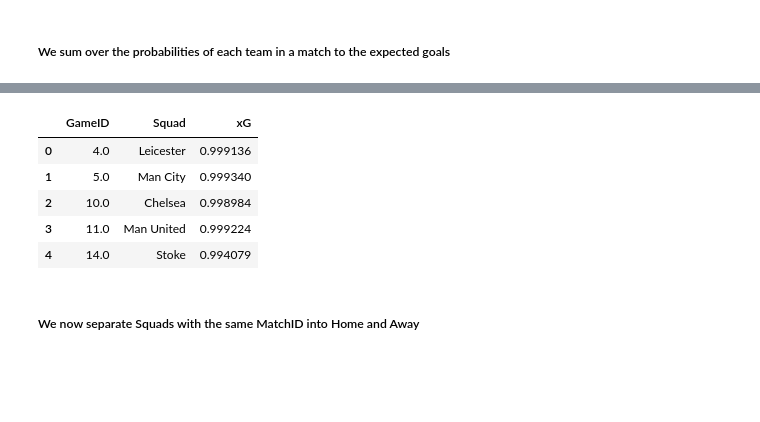
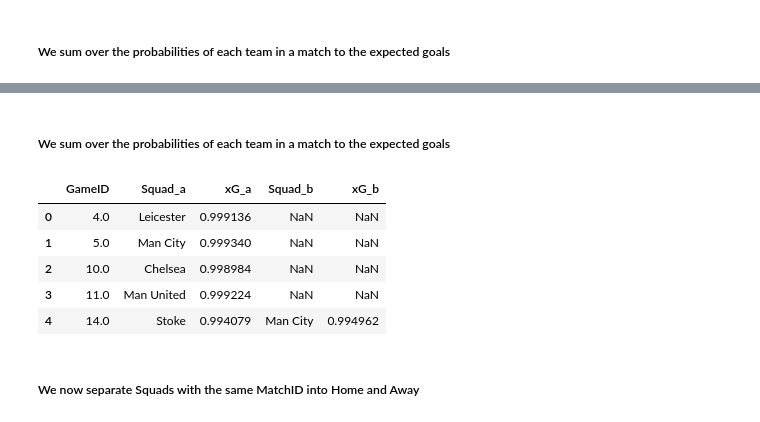
Before and after one commit to abircb/beat-the-bookie, a Jupyter notebook: main.ipynb, the cells around one changed output, grey strips where cells are left out. Saved outputs shown, nothing was run; the diff lists cells and outputs as text; code cells hidden in the pictures; blank space fills up the shorter version.

```diff
--- a/main.ipynb
+++ b/main.ipynb
@@ -548,7 +620,7 @@ def calc_expected_goals(key, type_dfs, cls_s, collecting_df):
 
     for k, v in ids.items():
         # get shots for the match
-        match_data = data.loc[v]
+        match_data = data.iloc[v]
         # split data over Squads
         teams = match_data.groupby('Squad').groups
 
@@ -568,9 +640,10 @@ def calc_expected_goals(key, type_dfs, cls_s, collecting_df):
     return collecting_df
 # %%
 collecting_df = pd.DataFrame()
-
-for k in pred_type_df.keys():
-    collecting_df = calc_expected_goals(k, pred_type_df, classifier_by_type, collecting_df)
-
+# collect all predicted goals for each team in each match
+for k in type_dfs.keys():
+    collecting_df = calc_expected_goals(k, type_dfs, classifier_by_type, collecting_df)
+# set column names
 collecting_df.columns = ['GameID', 'Squad', 'xG']
+# sort on 'GameID'
 collecting_df = collecting_df.sort_values('GameID').reset_index(drop=True)
@@ -577,11 +667,41 @@ collecting_df = collecting_df.sort_values('GameID').reset_index(drop=True)
+# %% [markdown]
+##### We sum over the probabilities of each team in a match to the expected goals
+# %%
+matches = collecting_df.groupby('GameID').groups
+# %%
+match_gx = pd.DataFrame()
+
+for k, v in matches.items():
+    # get match rows
+    match = collecting_df.loc[v]
+    # get team names
+    teams = match['Squad'].unique()
+    # remove any null rows
+    teams = teams[~pd.isnull(teams)]
+
+    team_list = []
+    # collect expected goals for each team
+    for team in teams:
+        team_rows_b = team == match['Squad']
+        team_rows = match[team_rows_b]
+        xG = sum(team_rows['xG'])
+        team_list.append([team, xG])
+
+    if len(team_list) == 1:
+        match_gx = match_gx.append([[k, *team_list[0], np.NaN, np.NaN]])
+    else:
+        match_gx = match_gx.append([[k, *team_list[0], *team_list[1]]])
+
+match_gx = match_gx.reset_index(drop=True)
+match_gx.columns = ['GameID', 'Squad_a', 'xG_a', 'Squad_b', 'xG_b']
 # %%
-collecting_df.head()
+match_gx.head()
 # %% [output]
-|  | GameID | Squad | xG |
-| 0 | 4.0 | Leicester | 0.999136 |
-| 1 | 5.0 | Man City | 0.999340 |
-| 2 | 10.0 | Chelsea | 0.998984 |
-| 3 | 11.0 | Man United | 0.999224 |
-| 4 | 14.0 | Stoke | 0.994079 |
+|  | GameID | Squad_a | xG_a | Squad_b | xG_b |
+| 0 | 4.0 | Leicester | 0.999136 | NaN | NaN |
+| 1 | 5.0 | Man City | 0.999340 | NaN | NaN |
+| 2 | 10.0 | Chelsea | 0.998984 | NaN | NaN |
+| 3 | 11.0 | Man United | 0.999224 | NaN | NaN |
+| 4 | 14.0 | Stoke | 0.994079 | Man City | 0.994962 |
 # %% [markdown]
 ##### We now separate Squads with the same MatchID into Home and Away
```
Also changed, not shown: parts of 48 cells of this notebook, 7 other files.
